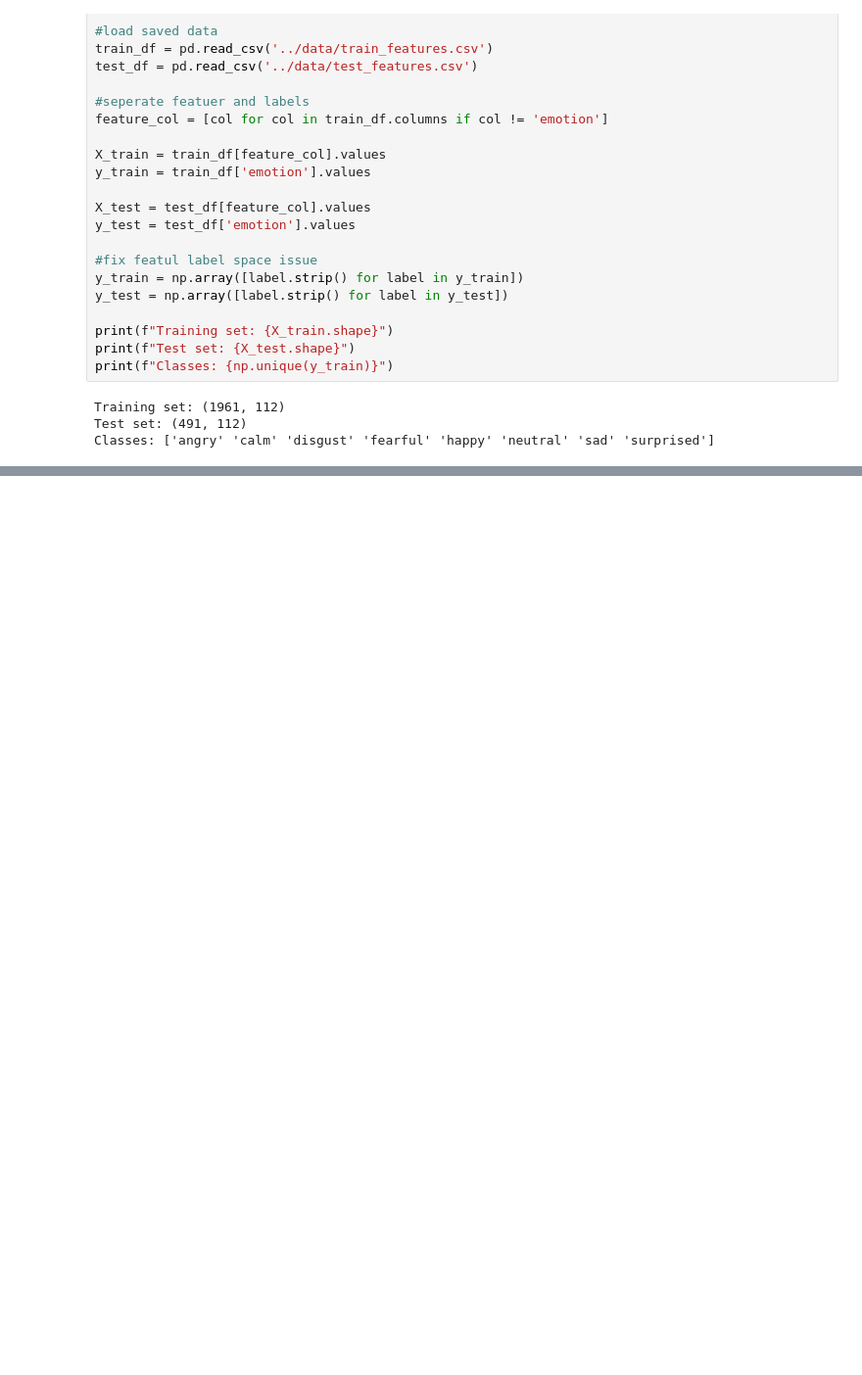
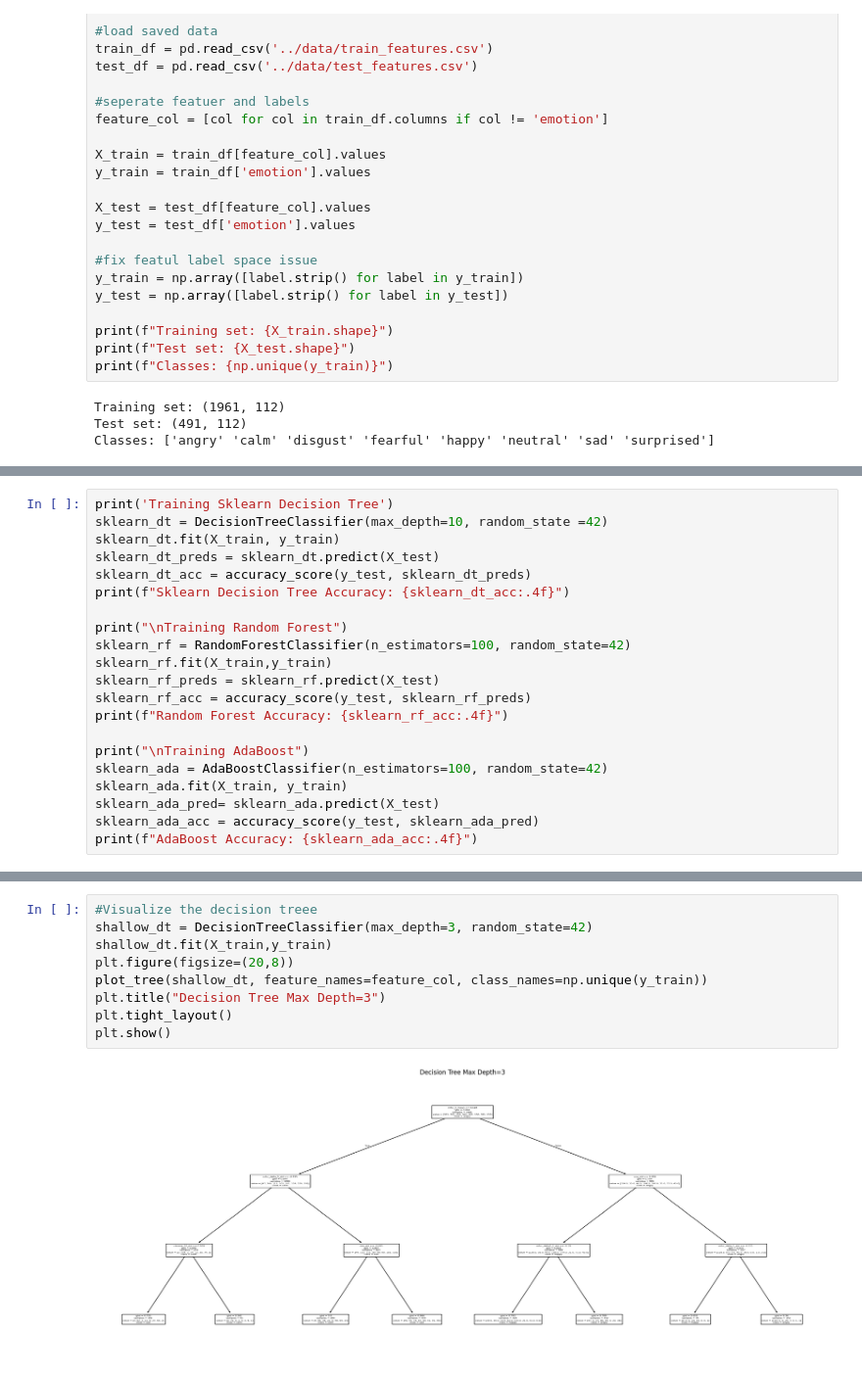
Before and after one commit to Alex-Abreu3/Project_CSE432-532, a Jupyter notebook: SER_Project/notebooks/week9_decision_trees.ipynb, the cells around one changed output, grey strips where cells are left out. Shown at 98% size. Cells and saved outputs as stored; diff of their text form; blank space fills up the shorter version.

Commit message:
Trained my models trained sklearn DT, RF, and Ada and created a visualization of a decision tree and made an decision tree accuracy graph to see if the mode was overfitting

```diff
--- a/SER_Project/notebooks/week9_decision_trees.ipynb
+++ b/SER_Project/notebooks/week9_decision_trees.ipynb
@@ -44,0 +53,21 @@ print(f"MiniLearn Decision Tree Accuracy: {mini_dt_acc:.4f}")
+# %%
+print('Training Sklearn Decision Tree')
+sklearn_dt = DecisionTreeClassifier(max_depth=10, random_state =42)
+sklearn_dt.fit(X_train, y_train)
+sklearn_dt_preds = sklearn_dt.predict(X_test)
+sklearn_dt_acc = accuracy_score(y_test, sklearn_dt_preds)
+print(f"Sklearn Decision Tree Accuracy: {sklearn_dt_acc:.4f}")
+
+print("\nTraining Random Forest")
+sklearn_rf = RandomForestClassifier(n_estimators=100, random_state=42)
+sklearn_rf.fit(X_train,y_train)
+sklearn_rf_preds = sklearn_rf.predict(X_test)
+sklearn_rf_acc = accuracy_score(y_test, sklearn_rf_preds)
+print(f"Random Forest Accuracy: {sklearn_rf_acc:.4f}")
+
+print("\nTraining AdaBoost")
+sklearn_ada = AdaBoostClassifier(n_estimators=100, random_state=42)
+sklearn_ada.fit(X_train, y_train)
+sklearn_ada_pred= sklearn_ada.predict(X_test)
+sklearn_ada_acc = accuracy_score(y_test, sklearn_ada_pred)
+print(f"AdaBoost Accuracy: {sklearn_ada_acc:.4f}")
@@ -44,0 +83,11 @@ print(f"MiniLearn Decision Tree Accuracy: {mini_dt_acc:.4f}")
+# %%
+#Visualize the decision treee
+shallow_dt = DecisionTreeClassifier(max_depth=3, random_state=42)
+shallow_dt.fit(X_train,y_train)
+plt.figure(figsize=(20,8))
+plot_tree(shallow_dt, feature_names=feature_col, class_names=np.unique(y_train))
+plt.title("Decision Tree Max Depth=3")
+plt.tight_layout()
+plt.show()
+# %% [output]
+[figure, added]
```
Also changed, not shown: parts of 5 cells of this notebook.
